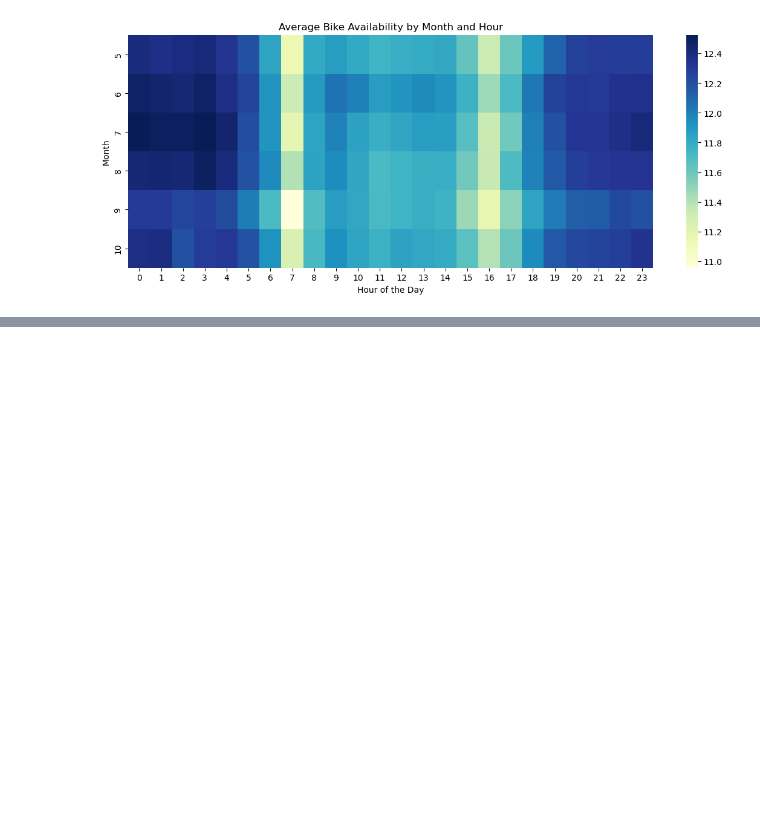
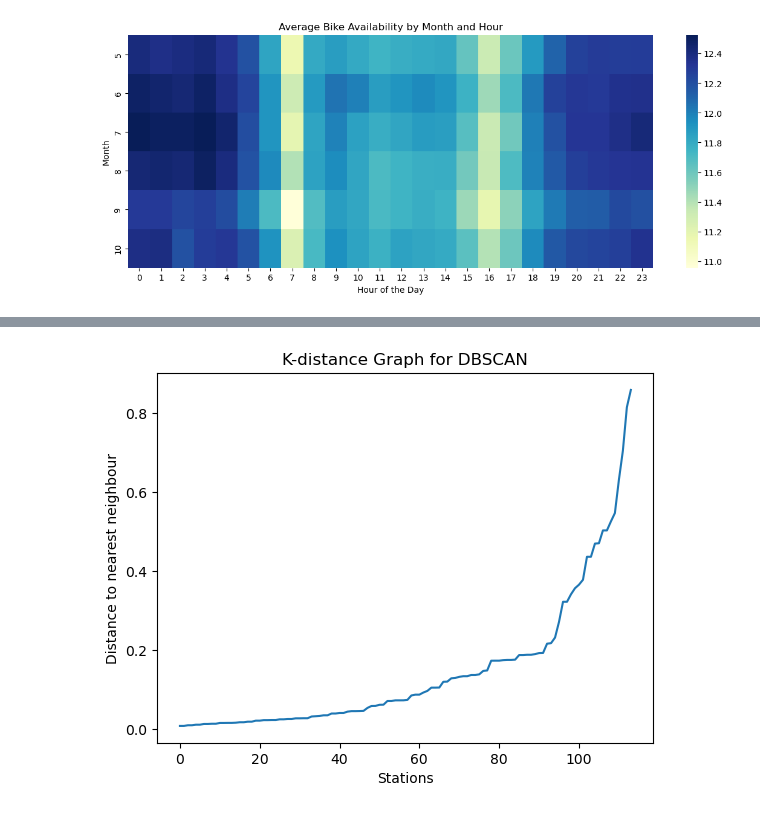
Before and after one commit to 2026248-bit/CA1MLB--2026248-, a Jupyter notebook: Notebook/CA1_MLB.ipynb, the cells around one changed output, grey strips where cells are left out. Cells and saved outputs as stored; diff of their text form; code cells hidden in the pictures; blank space fills up the shorter version.

```diff
--- a/Notebook/CA1_MLB.ipynb
+++ b/Notebook/CA1_MLB.ipynb
@@ -855,0 +968,12 @@ The heatmap compares average bike availability across months and hours of the da
+# %%
+distances, indices = neigh.kneighbors(X_scaled)
+
+distances = sorted(distances[:, 1])
+
+plt.plot(distances)
+plt.xlabel("Stations")
+plt.ylabel("Distance to nearest neighbour")
+plt.title("K-distance Graph for DBSCAN")
+plt.show()
+# %% [output]
+[figure, added]
```
Also changed, not shown: parts of 15 cells of this notebook.
